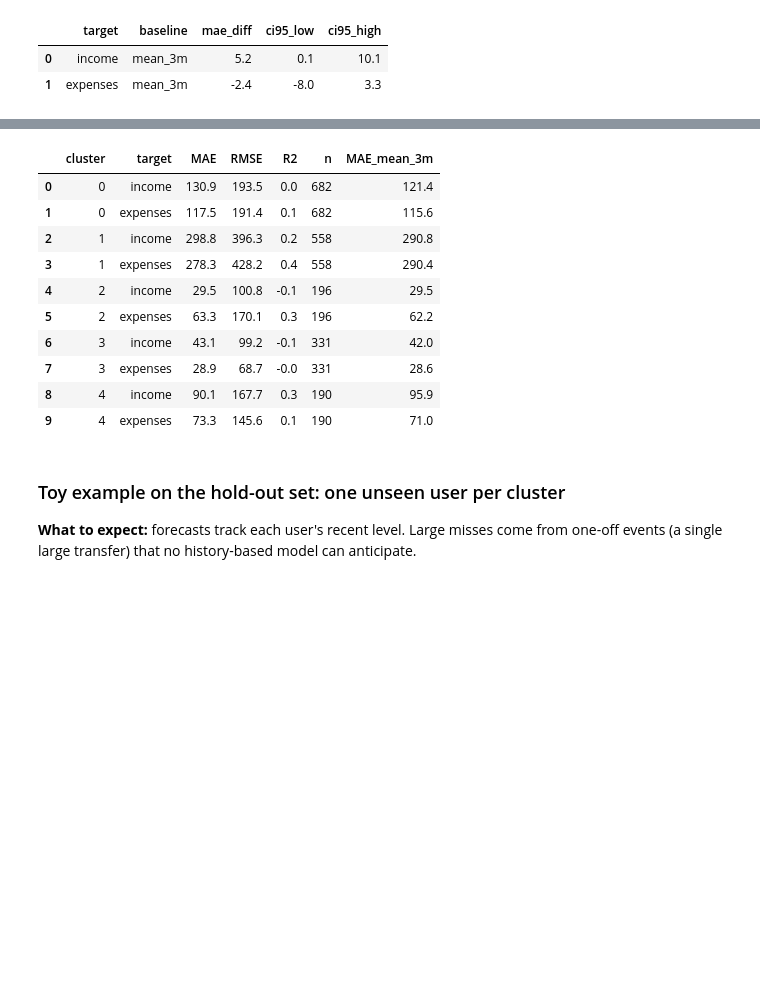
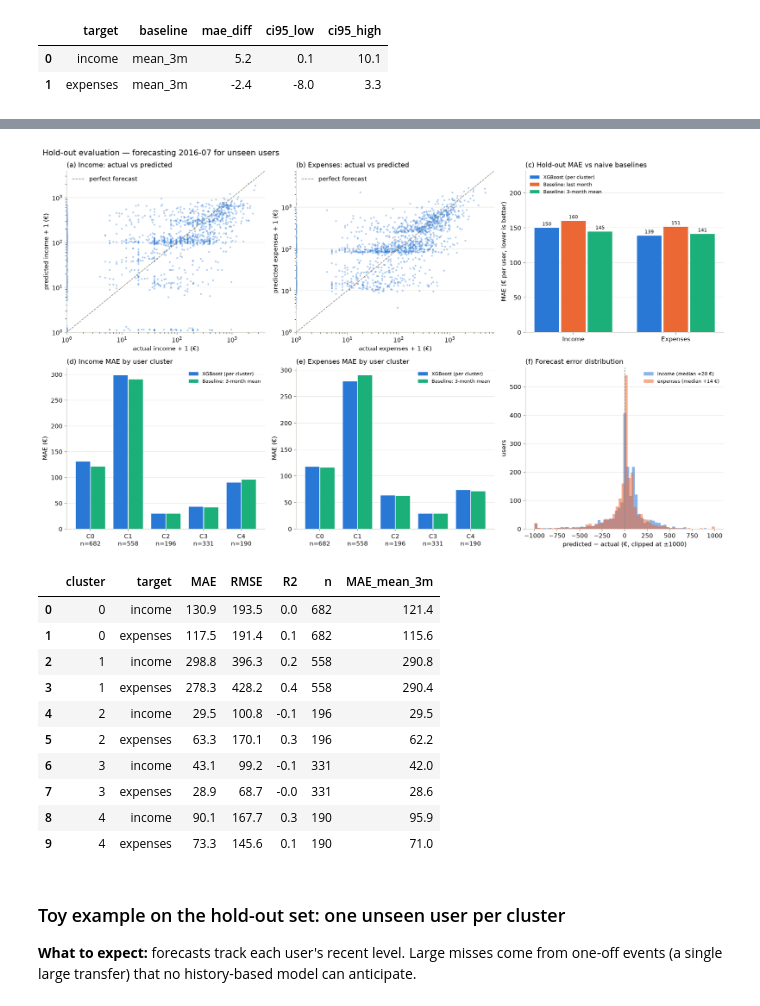
Before and after one commit to aadinoyiibrahim/income, a Jupyter notebook: notebooks/analysis.ipynb, the cells around one changed output, grey strips where cells are left out. Saved outputs shown, nothing was run; the diff lists cells and outputs as text; code cells hidden in the pictures; blank space fills up the shorter version.

```diff
--- a/notebooks/analysis.ipynb
+++ b/notebooks/analysis.ipynb
@@ -156,6 +159,6 @@ display(pd.DataFrame([bootstrap_mae_diff(holdout, t) for t in ("income", "expens
 | 1 | expenses | mean_3m | -2.4 | -8.0 | 3.3 |
 # %%
 plotter.plot_evaluation(holdout, outdir_)
-display(Markdown("![](../img/evaluation_overview.png)"))
+plt.show()
 display(per_cluster_table(holdout).round(1))
 # %% [output]
@@ -163,3 +165,4 @@ display(per_cluster_table(holdout).round(1))
+[figure, added]
 |  | cluster | target | MAE | RMSE | R2 | n | MAE_mean_3m |
 | 0 | 0 | income | 130.9 | 193.5 | 0.0 | 682 | 121.4 |
 | 1 | 0 | expenses | 117.5 | 191.4 | 0.1 | 682 | 115.6 |
```
Also changed, not shown: parts of 8 cells of this notebook, 4 other files.
